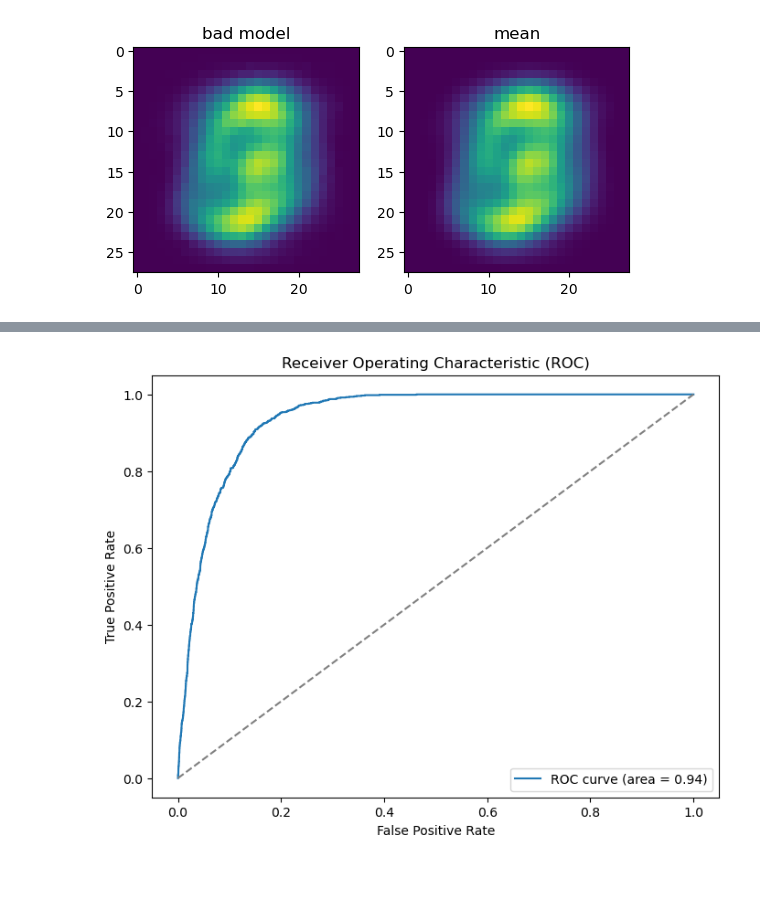
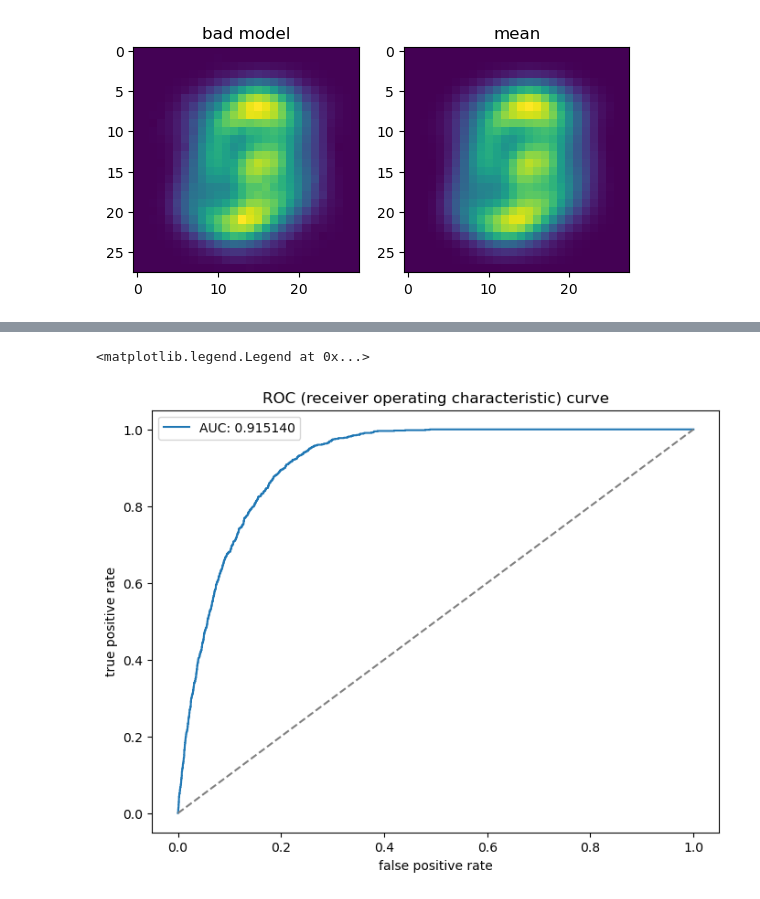
Before and after one commit to WiiLife/Unsuperviised-learning-project, a Jupyter notebook: project.ipynb, the cells around one changed output, grey strips where cells are left out. Drawn from its saved outputs; the diff is of its cells as text; code cells hidden in the pictures.

```diff
--- a/project.ipynb
+++ b/project.ipynb
@@ -340,25 +367,6 @@ y_true = np.concatenate((np.ones(len(eight_test)), np.zeros(len(eval_rest))))
 # %%
 def get_MSE_loss(model, data):
     return torch.nn.functional.mse_loss(model(data), data, reduction="none").mean(dim=1).detach().cpu()
-# %%
-from sklearn.metrics import roc_curve, auc
-
-fpr, tpr, thresholds = roc_curve(y_true, get_MSE_loss(best_model, combined_test_data))
-roc_auc = auc(fpr, tpr)
-
-plt.figure(figsize=(8,6))
-plt.plot(fpr, tpr, label=f'ROC curve (area = {roc_auc:.2f})')
-plt.plot([0, 1], [0, 1], linestyle='--', color='gray')
-plt.xlabel('False Positive Rate')
-plt.ylabel('True Positive Rate')
-plt.title('Receiver Operating Characteristic (ROC)')
-plt.legend()
-
-distances = np.sqrt((fpr - 0)**2 + (tpr - 1)**2)    # closest to top left corner
-best_idx = np.argmin(distances)
-best_threshold = thresholds[best_idx]
-# %% [output]
-[figure, old version]
 # %%
 def predict_if_anomalous(data, model, threshold):
     with torch.no_grad():
@@ -366,0 +377,18 @@ def predict_if_anomalous(data, model, threshold):
+# %%
+from sklearn.metrics import roc_curve, auc
+
+fpr, tpr, thresholds = roc_curve(y_true, get_MSE_loss(best_model, combined_eval_data))
+roc_auc = auc(fpr, tpr)
+
+plt.figure(figsize=(8,6))
+plt.plot(fpr, tpr, label=f"AUC: {roc_auc:.6f}")
+plt.plot([0, 1], [0, 1], linestyle='--', color='gray')
+plt.xlabel('false positive rate')
+plt.ylabel('true positive rate')
+plt.title('ROC (receiver operating characteristic) curve')
+plt.legend()
+
+# the ROC curve doesnt take in consideration the inbalanced dataset
+# %% [output]
+<matplotlib.legend.Legend at 0x...>
+[figure, new version]
```
Also changed, not shown: parts of 22 cells of this notebook, 2 other files.
